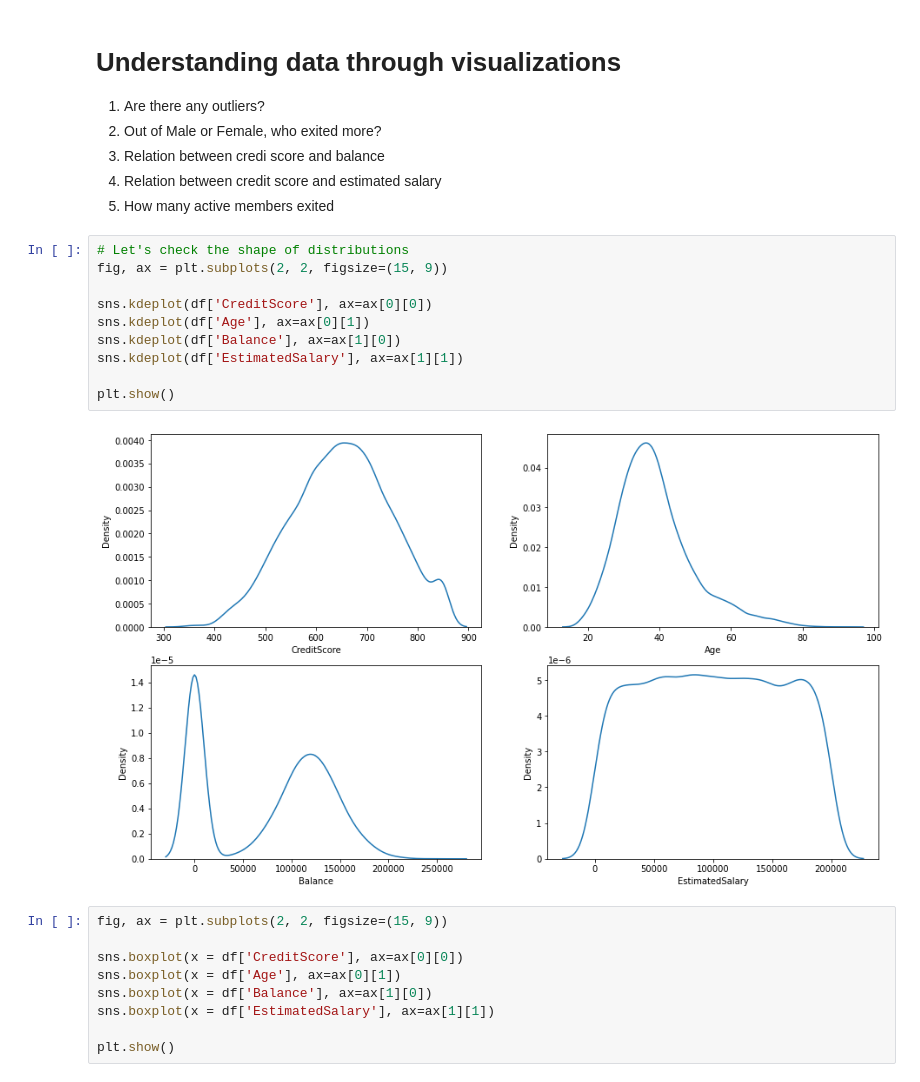
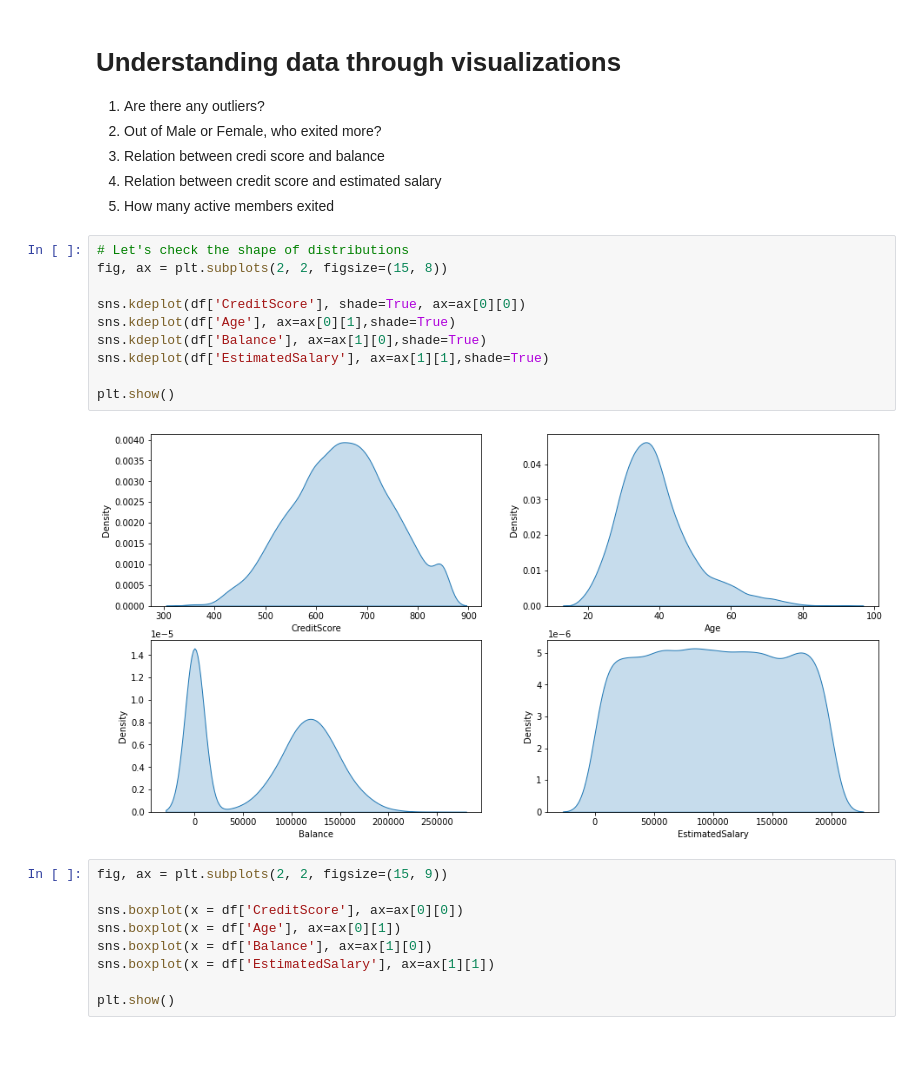
Before and after one commit to yuvraaj2002/Deep-learning-projects, a Jupyter notebook: Customer Churn Prediction/Code.ipynb, the cells around one changed output. Saved outputs shown, nothing was run; the diff lists cells and outputs as text; blank space fills up the shorter version.

```diff
--- a/Customer Churn Prediction/Code.ipynb
+++ b/Customer Churn Prediction/Code.ipynb
@@ -106,16 +106,16 @@ df.drop(['RowNumber','CustomerId','Surname'],axis=1,inplace=True)
 5. How many active members exited
 # %%
 # Let's check the shape of distributions
-fig, ax = plt.subplots(2, 2, figsize=(15, 9))
+fig, ax = plt.subplots(2, 2, figsize=(15, 8))
 
-sns.kdeplot(df['CreditScore'], ax=ax[0][0])
-sns.kdeplot(df['Age'], ax=ax[0][1])
-sns.kdeplot(df['Balance'], ax=ax[1][0])
-sns.kdeplot(df['EstimatedSalary'], ax=ax[1][1])
+sns.kdeplot(df['CreditScore'], shade=True, ax=ax[0][0])
+sns.kdeplot(df['Age'], ax=ax[0][1],shade=True)
+sns.kdeplot(df['Balance'], ax=ax[1][0],shade=True)
+sns.kdeplot(df['EstimatedSalary'], ax=ax[1][1],shade=True)
 
 plt.show()
 # %% [output]
-[figure, old version]
+[figure, new version]
 # %%
 fig, ax = plt.subplots(2, 2, figsize=(15, 9))
 
```
Also changed, not shown: parts of 15 cells of this notebook.
